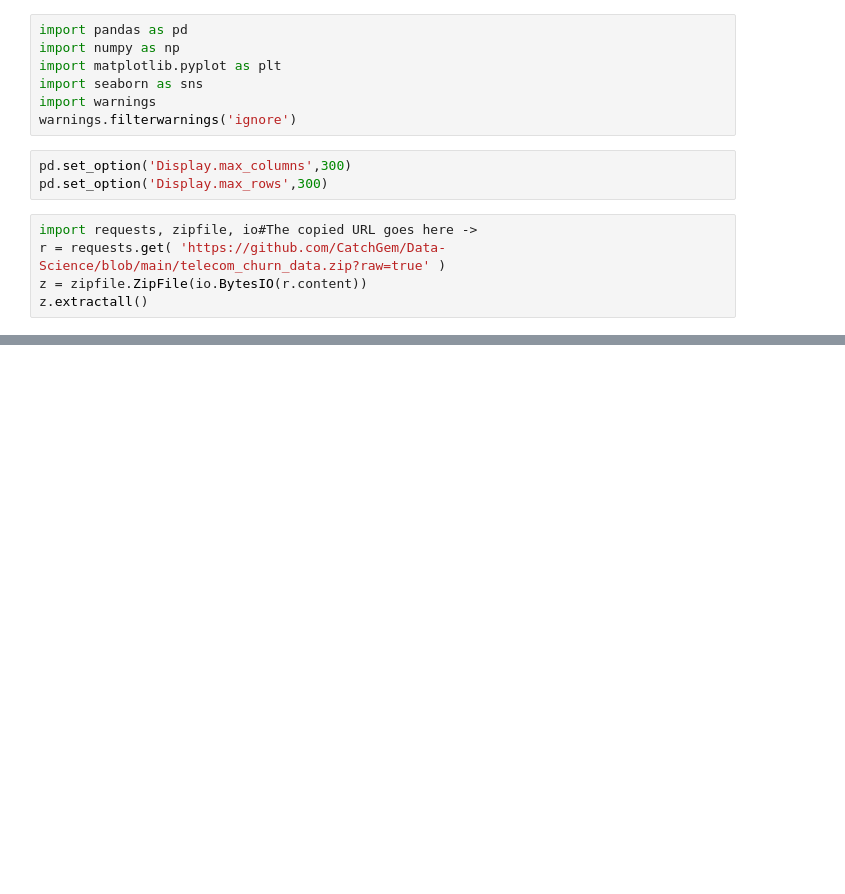
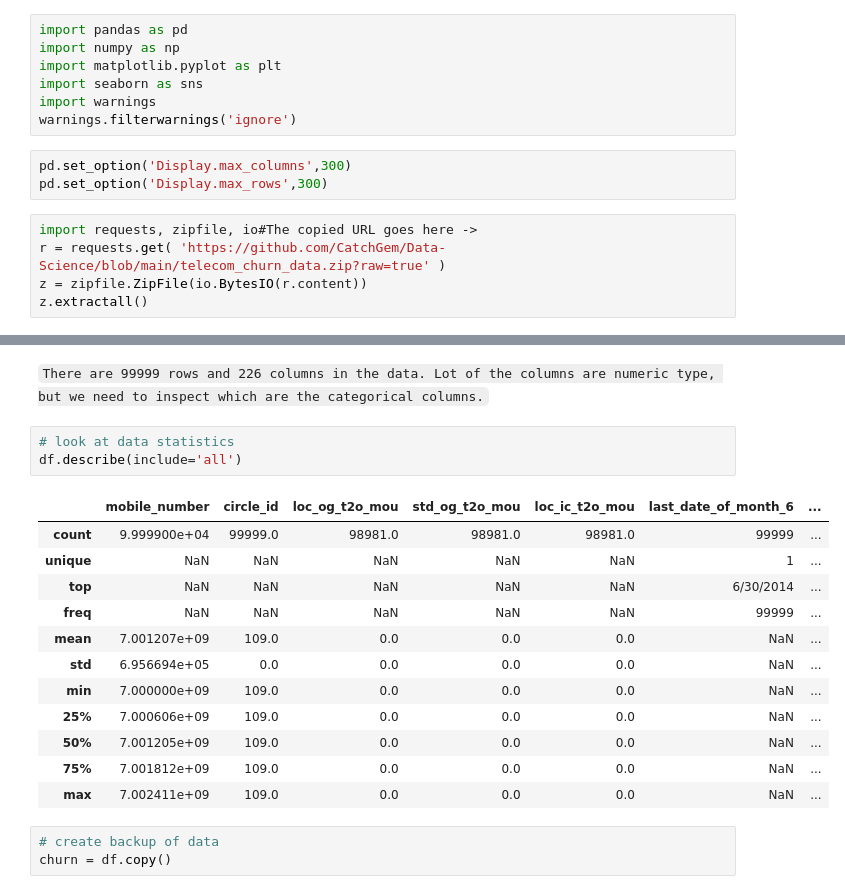
Before and after one commit to CatchGem/Telecom-Churn, a Jupyter notebook: Telecum_Churn_Case_study.ipynb, the cells around one changed output, grey strips where cells are left out. Saved outputs shown, nothing was run; the diff lists cells and outputs as text; blank space fills up the shorter version.

```diff
--- a/Telecum_Churn_Case_study.ipynb
+++ b/Telecum_Churn_Case_study.ipynb
@@ -106,0 +45,21 @@ df.tail()
+# %% [markdown]
+`There are 99999 rows and 226 columns in the data. Lot of the columns are numeric type, but we need to inspect which are the categorical columns.`
+# %%
+# look at data statistics
+df.describe(include='all')
+# %% [output]
+|  | mobile_number | circle_id | loc_og_t2o_mou | std_og_t2o_mou | loc_ic_t2o_mou | last_date_of_month_6 | ... |
+| count | 9.999900e+04 | 99999.0 | 98981.0 | 98981.0 | 98981.0 | 99999 | ... |
+| unique | NaN | NaN | NaN | NaN | NaN | 1 | ... |
+| top | NaN | NaN | NaN | NaN | NaN | 6/30/2014 | ... |
+| freq | NaN | NaN | NaN | NaN | NaN | 99999 | ... |
+| mean | 7.001207e+09 | 109.0 | 0.0 | 0.0 | 0.0 | NaN | ... |
+| std | 6.956694e+05 | 0.0 | 0.0 | 0.0 | 0.0 | NaN | ... |
+| min | 7.000000e+09 | 109.0 | 0.0 | 0.0 | 0.0 | NaN | ... |
+| 25% | 7.000606e+09 | 109.0 | 0.0 | 0.0 | 0.0 | NaN | ... |
+| 50% | 7.001205e+09 | 109.0 | 0.0 | 0.0 | 0.0 | NaN | ... |
+| 75% | 7.001812e+09 | 109.0 | 0.0 | 0.0 | 0.0 | NaN | ... |
+| max | 7.002411e+09 | 109.0 | 0.0 | 0.0 | 0.0 | NaN | ... |
+# %%
+# create backup of data
+churn = df.copy()
```
Also changed, not shown: parts of 34 cells of this notebook.
